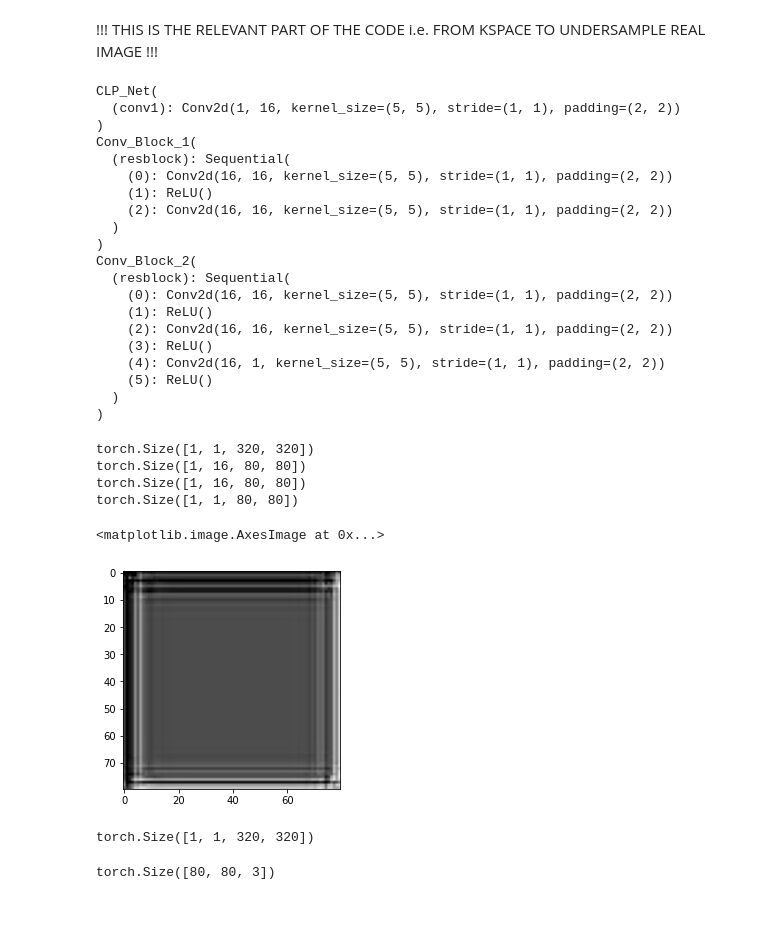
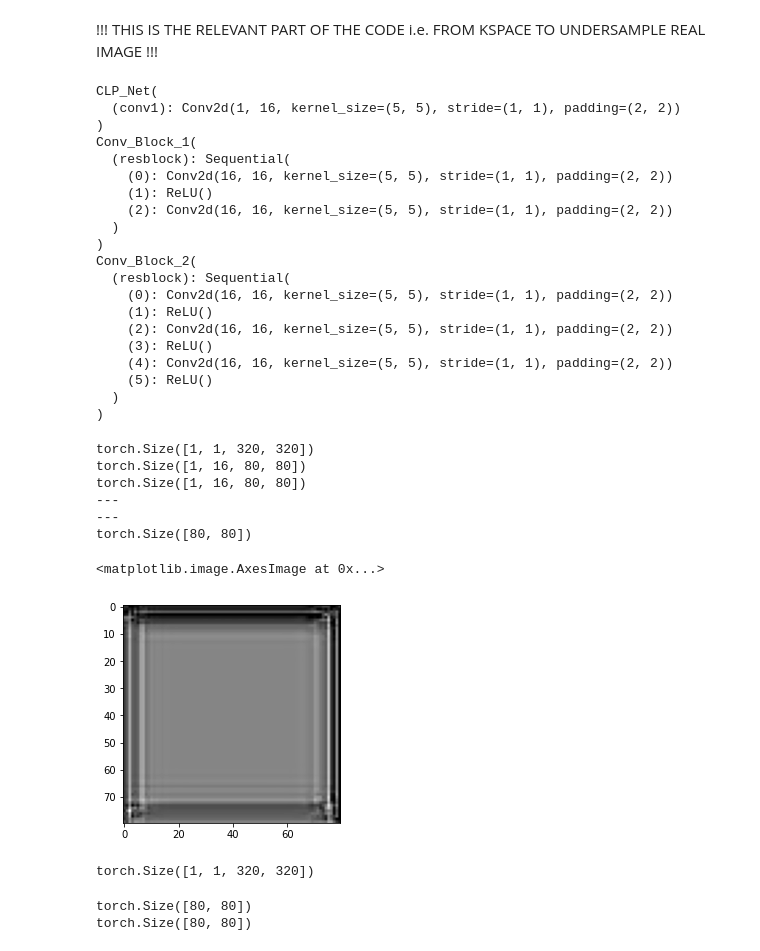
Before and after one commit to tekflio/neural, a Jupyter notebook: singlecoil_laplacian_prova.ipynb, the cells around one changed output. Saved outputs shown, nothing was run; the diff lists cells and outputs as text; code cells hidden in the pictures; blank space fills up the shorter version.

```diff
--- a/singlecoil_laplacian_prova.ipynb
+++ b/singlecoil_laplacian_prova.ipynb
@@ -107,7 +107,7 @@ class Conv_Block_2(nn.Module):
             nn.ReLU(),
             nn.Conv2d(16,16,5,padding = 2),
             nn.ReLU(),
-            nn.Conv2d(16,1,5,padding = 2),
+            nn.Conv2d(16,16,5,padding = 2),
             nn.ReLU()
         )
 
@@ -137,7 +137,7 @@ Conv_Block_2(
     (1): ReLU()
     (2): Conv2d(16, 16, kernel_size=(5, 5), stride=(1, 1), padding=(2, 2))
     (3): ReLU()
-    (4): Conv2d(16, 1, kernel_size=(5, 5), stride=(1, 1), padding=(2, 2))
+    (4): Conv2d(16, 16, kernel_size=(5, 5), stride=(1, 1), padding=(2, 2))
     (5): ReLU()
   )
 )
@@ -198,37 +198,47 @@ for masked_kspace in dataset:
 # %%
 #PROVAMO LA RETE NEURALE
 
 print(espandiDUVORTE.shape) #Input for the 'downsample'
 
 output_4xDownsample = net(espandiDUVORTE)  #Output of the 'downsample'
 print(output_4xDownsample.shape)           #and input for the conv-block1
 #for i in range(0,16):
 #    plt.figure()
 #    plt.imshow(output_4xDownsample[0][i].detach().numpy(), cmap='gray')
 
 net2 = Conv_Block_1()
 outputacaso=net2(output_4xDownsample) #Output of conv-block1
 print(outputacaso.shape)
 #for i in range(0,16):
 #    plt.figure()
 #    plt.imshow(outputacaso[0][i].detach().numpy(), cmap='gray')
 
 net3 = Conv_Block_2()
 outputacaso2 = net3(outputacaso)
-print(outputacaso2.shape)
-#plt.figure()
-#plt.imshow(outputacaso2[0][0].detach().numpy(), cmap='gray')
+print('---')
 
-#outputacaso2 = F.interpolate(outputacaso2,5)
+p = outputacaso2[0][0]
+
+for i in range(1,16):
+    p+=outputacaso2[0][i]
+
+print('---')
+print(p.shape)
 plt.figure()
-plt.imshow(outputacaso2[0][0].detach().numpy(), cmap='gray')
+plt.imshow(outputacaso2[0][i].detach().numpy(), cmap='gray')
+
+#for i in range(16):
+ #   plt.figure()
+  #  plt.imshow(outputacaso2[0][i].detach().numpy(), cmap='gray')
 # %% [output]
 torch.Size([1, 1, 320, 320])
 torch.Size([1, 16, 80, 80])
 torch.Size([1, 16, 80, 80])
-torch.Size([1, 1, 80, 80])
+---
+---
+torch.Size([80, 80])
 <matplotlib.image.AxesImage at 0x...>
-[figure, old version]
+[figure, new version]
 # %%
 #image to tensor
 from torchvision import transforms as TRA
@@ -272,6 +282,9 @@ for i in range(2,0,-1):
 
 I=T.to_tensor(gpA[2])
 K=outputacaso[0][0]
-rint(I.squeeze(1).shape)
+
+print(K.shape)
+print(I.shape)
 # %% [output]
-torch.Size([80, 80, 3])
+torch.Size([80, 80])
+torch.Size([80, 80])
```
Also changed, not shown: parts of 2 cells of this notebook.
